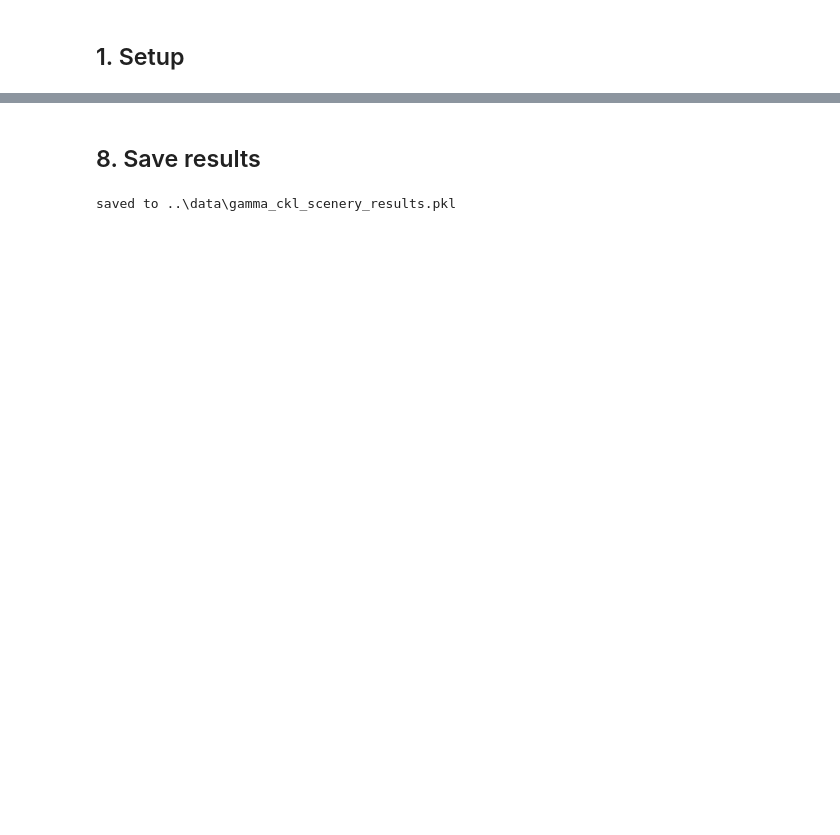
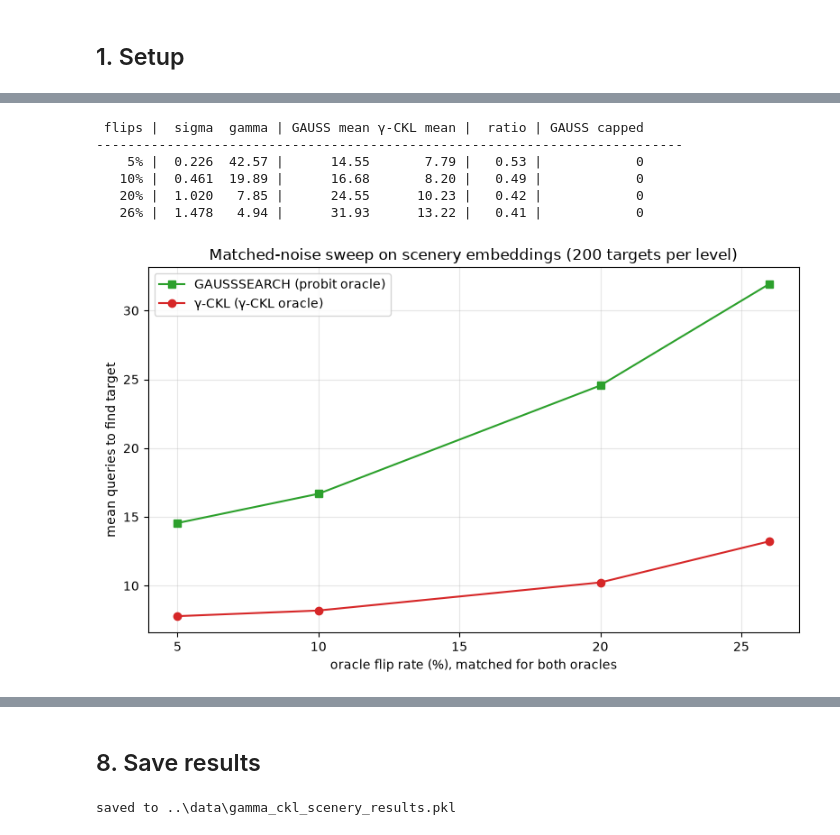
Before and after one commit to Shlok-Shetty/Dual-Degree-Project, a Jupyter notebook: comparison-search-llm/scenery-search/notebooks/05_gamma_ckl_scenery.ipynb, the cells around one changed output, grey strips where cells are left out. Saved outputs shown, nothing was run; the diff lists cells and outputs as text; code cells hidden in the pictures; blank space fills up the shorter version.

```diff
--- a/comparison-search-llm/scenery-search/notebooks/05_gamma_ckl_scenery.ipynb
+++ b/comparison-search-llm/scenery-search/notebooks/05_gamma_ckl_scenery.ipynb
@@ -529,0 +228,40 @@ plt.show()
+# %%
+FLIP_LEVELS = [0.05, 0.10, 0.20, 0.26]
+SWEEP_TARGETS = np.arange(0, n, 3)
+
+sweep = {}
+for f in FLIP_LEVELS:
+    s = calibrate(flip_probit, f, 1e-3, 1e2, increasing=True)
+    g = calibrate(flip_gckl, f, 0.1, 500.0, increasing=False)
+    gs_q = [run_search("gauss", "probit", X, int(t), 60_000 + int(t), s, g)["n_queries"] for t in tqdm(SWEEP_TARGETS, leave=False)]
+    gc_q = [run_search("gckl", "gckl", X, int(t), 60_000 + int(t), s, g)["n_queries"] for t in tqdm(SWEEP_TARGETS, leave=False)]
+    sweep[f] = {"sigma": s, "gamma": g, "gauss": np.array(gs_q), "gckl": np.array(gc_q)}
+
+print(f"{'flips':>6} | {'sigma':>6} {'gamma':>6} | {'GAUSS mean':>10} {'γ-CKL mean':>10} | {'ratio':>6} | {'GAUSS capped':>12}")
+print("-" * 75)
+for f in FLIP_LEVELS:
+    r = sweep[f]
+    print(f"{100*f:>5.0f}% | {r['sigma']:>6.3f} {r['gamma']:>6.2f} | {r['gauss'].mean():>10.2f} {r['gckl'].mean():>10.2f} "
+          f"| {r['gckl'].mean()/r['gauss'].mean():>6.2f} | {int((r['gauss'] >= MAX_Q).sum()):>12d}")
+# %% [output]
+ flips |  sigma  gamma | GAUSS mean γ-CKL mean |  ratio | GAUSS capped
+---------------------------------------------------------------------------
+    5% |  0.226  42.57 |      14.55       7.79 |   0.53 |            0
+   10% |  0.461  19.89 |      16.68       8.20 |   0.49 |            0
+   20% |  1.020   7.85 |      24.55      10.23 |   0.42 |            0
+   26% |  1.478   4.94 |      31.93      13.22 |   0.41 |            0
+# %%
+fig, ax = plt.subplots(figsize=(8, 5))
+xs = [100 * f for f in FLIP_LEVELS]
+ax.plot(xs, [sweep[f]["gauss"].mean() for f in FLIP_LEVELS], "s-", label="GAUSSSEARCH (probit oracle)", color="tab:green")
+ax.plot(xs, [sweep[f]["gckl"].mean() for f in FLIP_LEVELS], "o-", label="γ-CKL (γ-CKL oracle)", color="tab:red")
+ax.set_xlabel("oracle flip rate (%), matched for both oracles")
+ax.set_ylabel("mean queries to find target")
+ax.set_title("Matched-noise sweep on scenery embeddings (200 targets per level)")
+ax.legend()
+ax.grid(alpha=0.3)
+plt.tight_layout()
+plt.savefig(PLOTS / "matched_noise_sweep_scenery.png", dpi=150, bbox_inches="tight")
+plt.show()
+# %% [output]
+[figure, added]
```
Also changed, not shown: parts of 50 cells of this notebook, 6 other files.
